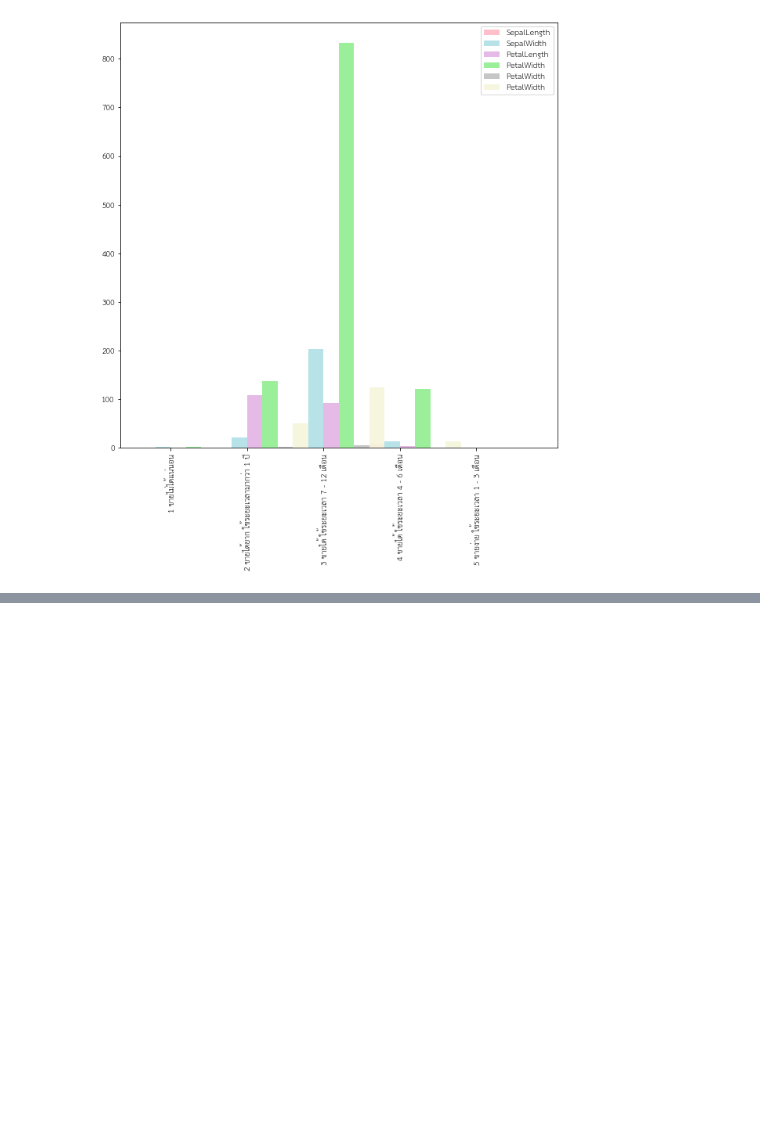
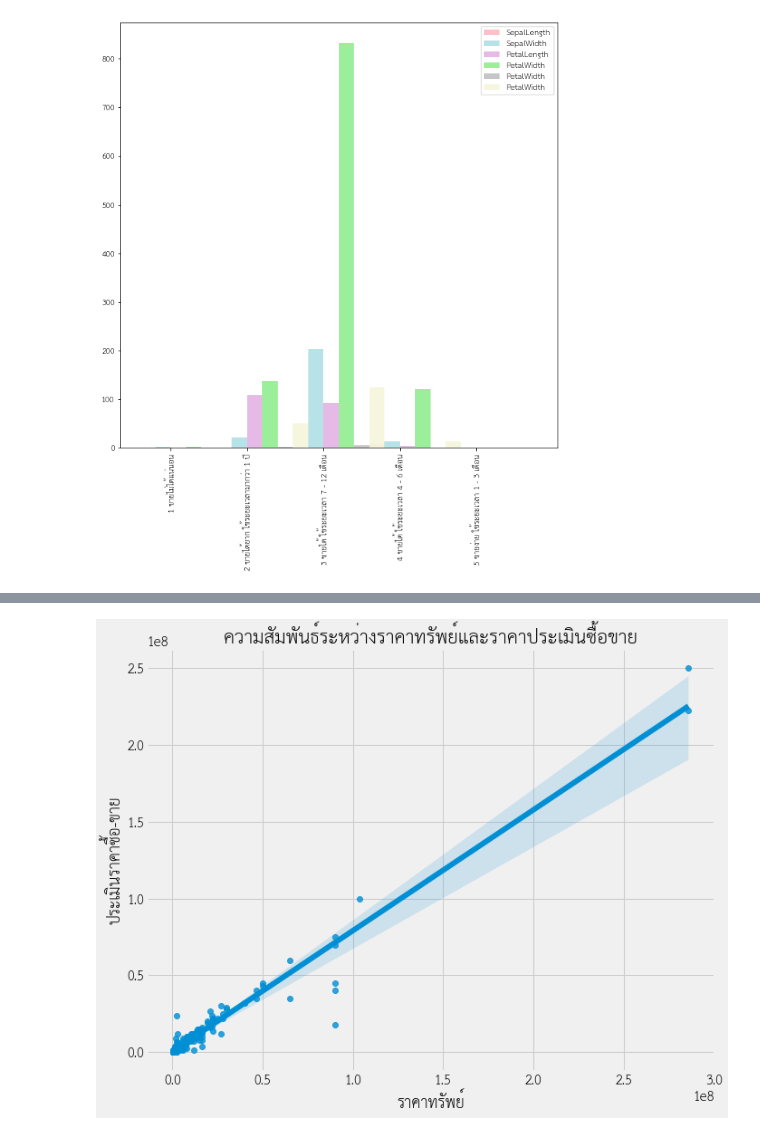
Before and after one commit to gxilly/bsc_dpdm22, a Jupyter notebook: [dataprep1]_property_estimator.ipynb, the cells around one changed output, grey strips where cells are left out. Drawn from its saved outputs; the diff is of its cells as text; code cells hidden in the pictures; blank space fills up the shorter version.

```diff
--- a/[dataprep1]_property_estimator.ipynb
+++ b/[dataprep1]_property_estimator.ipynb
@@ -1235,0 +1115,8 @@ Box plot แสดงราคาประเมินซื้อ-ขาย ข
+# %%
+plt.figure(figsize=(10, 8))
+plt.style.use('fivethirtyeight')
+plt.title("ความสัมพันธ์ระหว่างราคาทรัพย์และราคาประเมินซื้อขาย")
+sns.regplot(x="ราคาทรัพย์", y="ประเมินราคาซื้อ-ขาย", data=all_est)
+plt.show()
+# %% [output]
+[figure, added]
```
Also changed, not shown: parts of 8 cells of this notebook.
